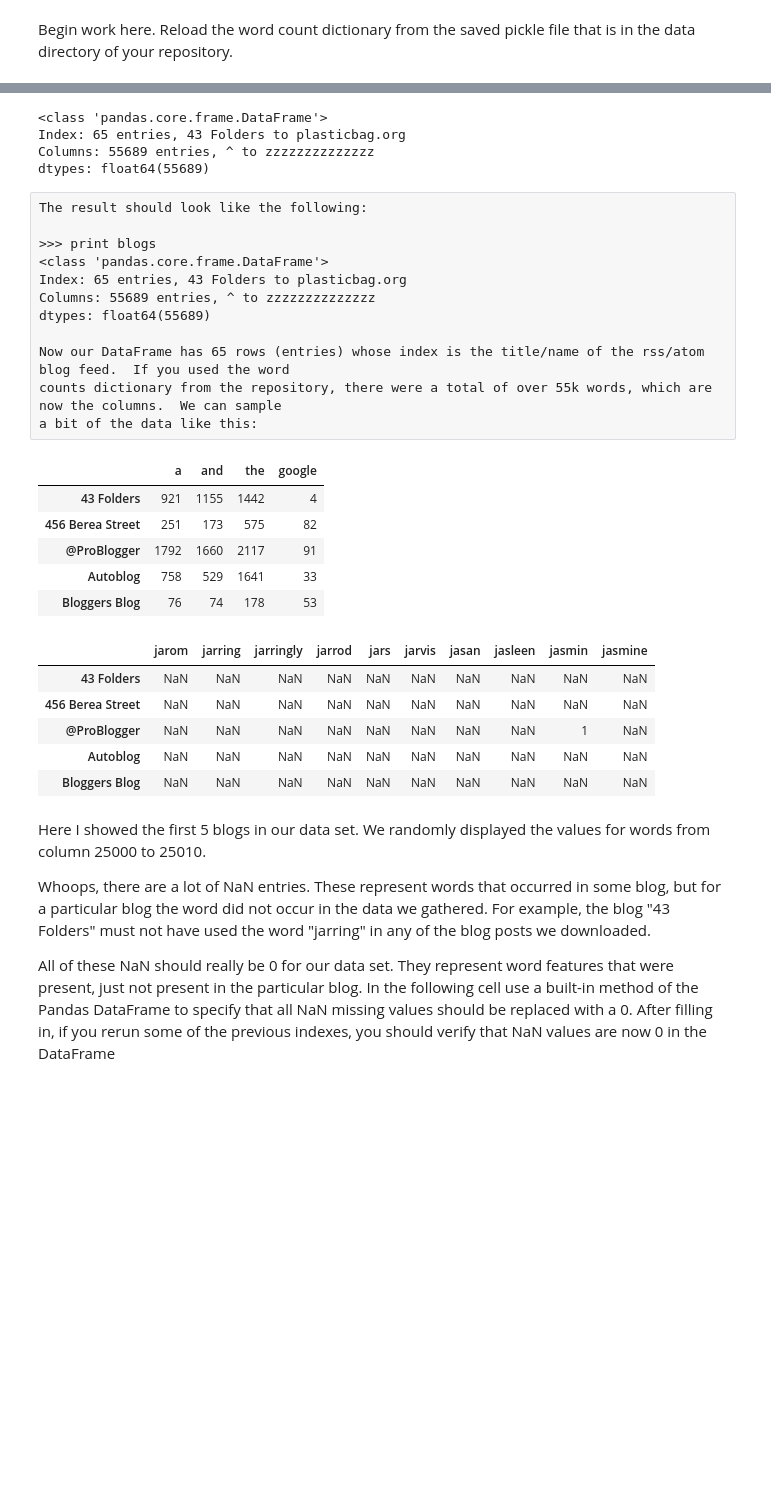
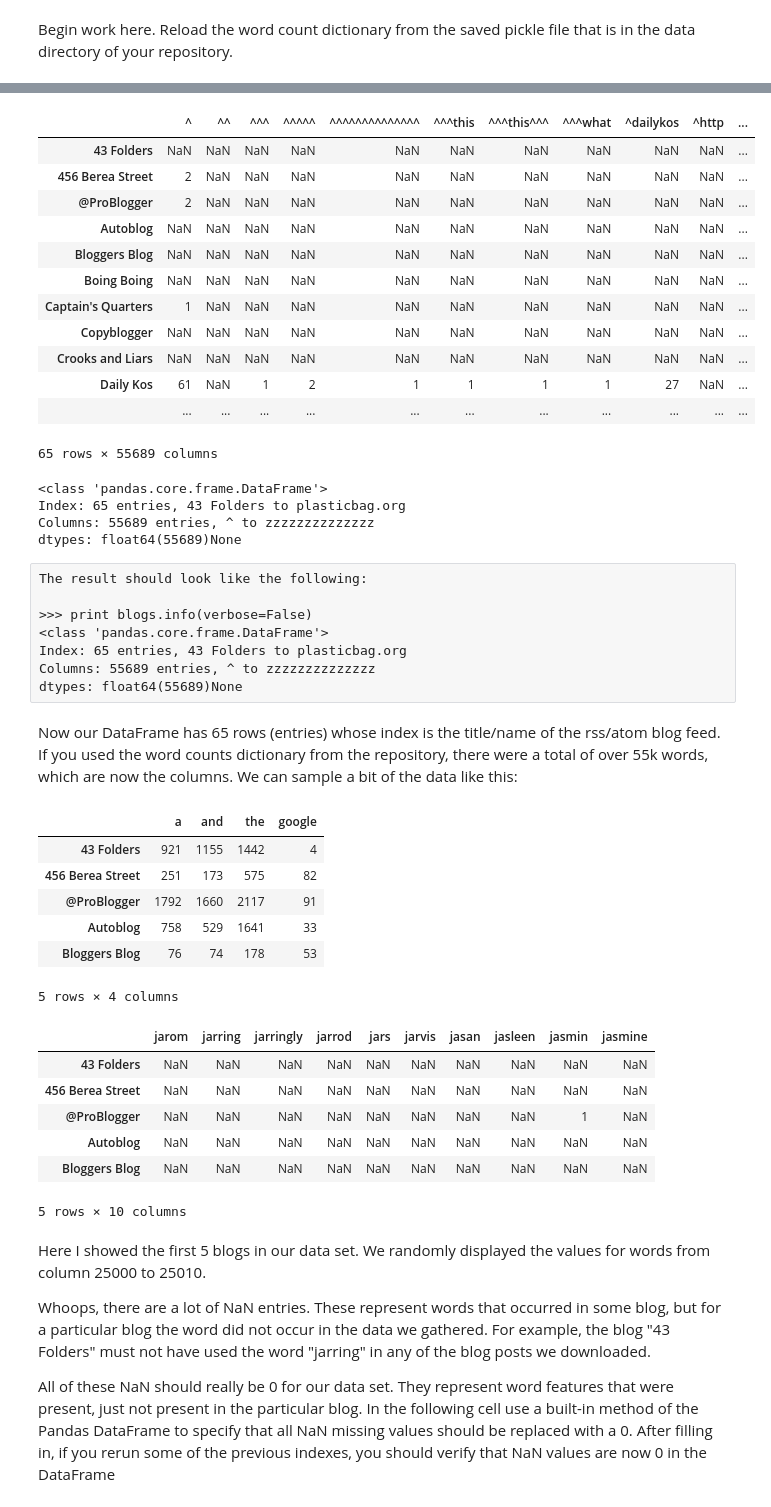
Before and after one commit to tgrasty/CSCI574-Machine-Learning, a Jupyter notebook: Assg-03-KMeans-Exercises.ipynb, the cells around one changed output, grey strips where cells are left out. Drawn from its saved outputs; the diff is of its cells as text; code cells hidden in the pictures; blank space fills up the shorter version.

```diff
--- a/Assg-03-KMeans-Exercises.ipynb
+++ b/Assg-03-KMeans-Exercises.ipynb
@@ -9,7 +9,10 @@ import numpy as np
 import pandas as pd
 import matplotlib.pyplot as plt
 from sklearn.cluster import KMeans
-pd.set_option('display.max_columns', 100)
+pd.set_option('display.max_columns', 10)
+pd.set_option('display.max_rows', 10)
+pd.set_option('display.max_info_columns', 10)
+pd.set_option('display.max_info_rows', 10)
 # %% [markdown]
 Assignment 03 - Clustering and PCA
 ----------------------------
@@ -269,24 +295,42 @@ In the next cell, Transpose the DataFrame, and save the result back into the var
 # %%
 # transpose data frame here so we have blog/feeds as the rows or entries, and word counts as our columns or features
-# %%
-print blogs
-# %% [output]
-<class 'pandas.core.frame.DataFrame'>
-Index: 65 entries, 43 Folders to plasticbag.org
-Columns: 55689 entries, ^ to zzzzzzzzzzzzzz
-dtypes: float64(55689)
+# %%
+blogs
+# %% [output]
+|  | ^ | ^^ | ^^^ | ^^^^^ | ^^^^^^^^^^^^^^ | ^^^this | ^^^this^^^ | ^^^what | ^dailykos | ^http | ... |
+| 43 Folders | NaN | NaN | NaN | NaN | NaN | NaN | NaN | NaN | NaN | NaN | ... |
+| 456 Berea Street | 2 | NaN | NaN | NaN | NaN | NaN | NaN | NaN | NaN | NaN | ... |
+| @ProBlogger | 2 | NaN | NaN | NaN | NaN | NaN | NaN | NaN | NaN | NaN | ... |
+| Autoblog | NaN | NaN | NaN | NaN | NaN | NaN | NaN | NaN | NaN | NaN | ... |
+| Bloggers Blog | NaN | NaN | NaN | NaN | NaN | NaN | NaN | NaN | NaN | NaN | ... |
+| Boing Boing | NaN | NaN | NaN | NaN | NaN | NaN | NaN | NaN | NaN | NaN | ... |
+| Captain's Quarters | 1 | NaN | NaN | NaN | NaN | NaN | NaN | NaN | NaN | NaN | ... |
+| Copyblogger | NaN | NaN | NaN | NaN | NaN | NaN | NaN | NaN | NaN | NaN | ... |
+| Crooks and Liars | NaN | NaN | NaN | NaN | NaN | NaN | NaN | NaN | NaN | NaN | ... |
+| Daily Kos | 61 | NaN | 1 | 2 | 1 | 1 | 1 | 1 | 27 | NaN | ... |
+|  | ... | ... | ... | ... | ... | ... | ... | ... | ... | ... | ... |
+65 rows × 55689 columns
+# %%
+# careful, if we don't add the verbose=False, can print a lot of information about the columns, since we have over 50k
+# columns in this data frame.
+print blogs.info(verbose=False)
+# %% [output]
+<class 'pandas.core.frame.DataFrame'>
+Index: 65 entries, 43 Folders to plasticbag.org
+Columns: 55689 entries, ^ to zzzzzzzzzzzzzz
+dtypes: float64(55689)None
 # %% [raw]
 The result should look like the following:
 
->>> print blogs
+>>> print blogs.info(verbose=False)
 <class 'pandas.core.frame.DataFrame'>
 Index: 65 entries, 43 Folders to plasticbag.org
 Columns: 55689 entries, ^ to zzzzzzzzzzzzzz
-dtypes: float64(55689)
-
-Now our DataFrame has 65 rows (entries) whose index is the title/name of the rss/atom blog feed.  If you used the word
-counts dictionary from the repository, there were a total of over 55k words, which are now the columns.  We can sample
-a bit of the data like this:
+dtypes: float64(55689)None
+# %% [markdown]
+Now our DataFrame has 65 rows (entries) whose index is the title/name of the rss/atom blog feed.  If you used the word
+counts dictionary from the repository, there were a total of over 55k words, which are now the columns.  We can sample
+a bit of the data like this:
 # %%
 blogs.ix[:5, ['a', 'and', 'the', 'google']]
 # %% [output]
@@ -296,6 +340,7 @@ blogs.ix[:5, ['a', 'and', 'the', 'google']]
 | @ProBlogger | 1792 | 1660 | 2117 | 91 |
 | Autoblog | 758 | 529 | 1641 | 33 |
 | Bloggers Blog | 76 | 74 | 178 | 53 |
+5 rows × 4 columns
 # %%
 blogs.ix[:5, 25000:25010]
 # %% [output]
@@ -305,6 +350,7 @@ blogs.ix[:5, 25000:25010]
 | @ProBlogger | NaN | NaN | NaN | NaN | NaN | NaN | NaN | NaN | 1 | NaN |
 | Autoblog | NaN | NaN | NaN | NaN | NaN | NaN | NaN | NaN | NaN | NaN |
 | Bloggers Blog | NaN | NaN | NaN | NaN | NaN | NaN | NaN | NaN | NaN | NaN |
+5 rows × 10 columns
 # %% [markdown]
 Here I showed the first 5 blogs in our data set.  We randomly displayed the values for words from column 25000 to 25010.
 
```
Also changed, not shown: parts of 52 cells of this notebook, 1 other file.
